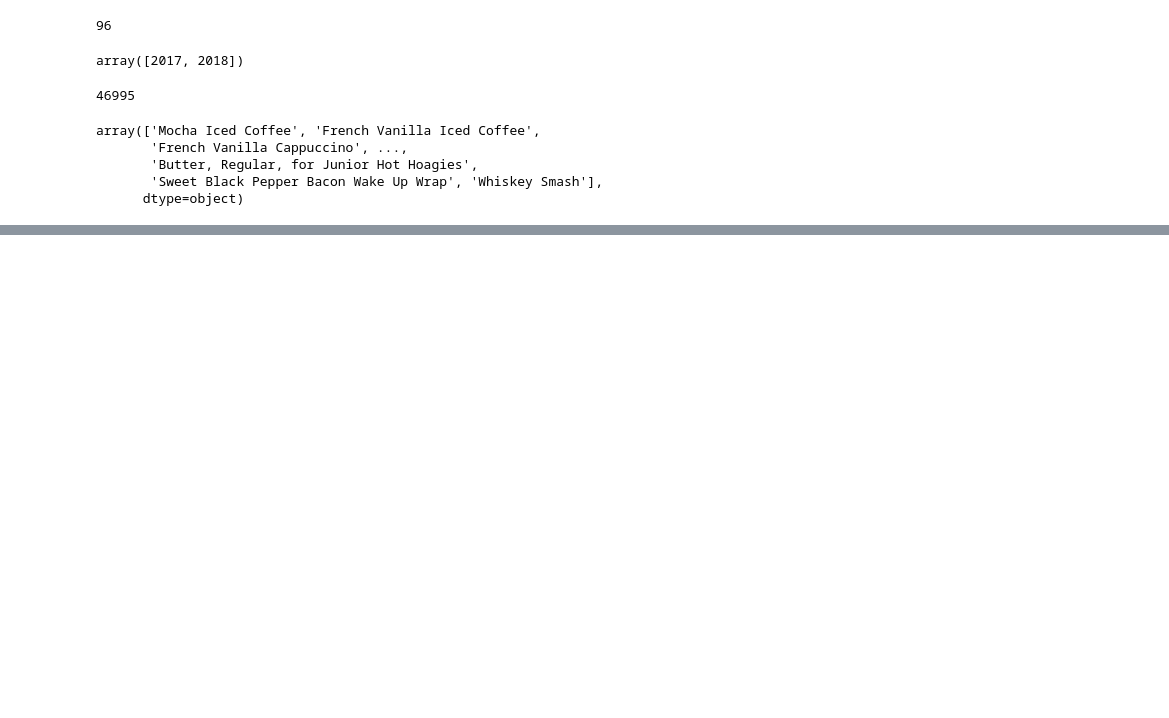
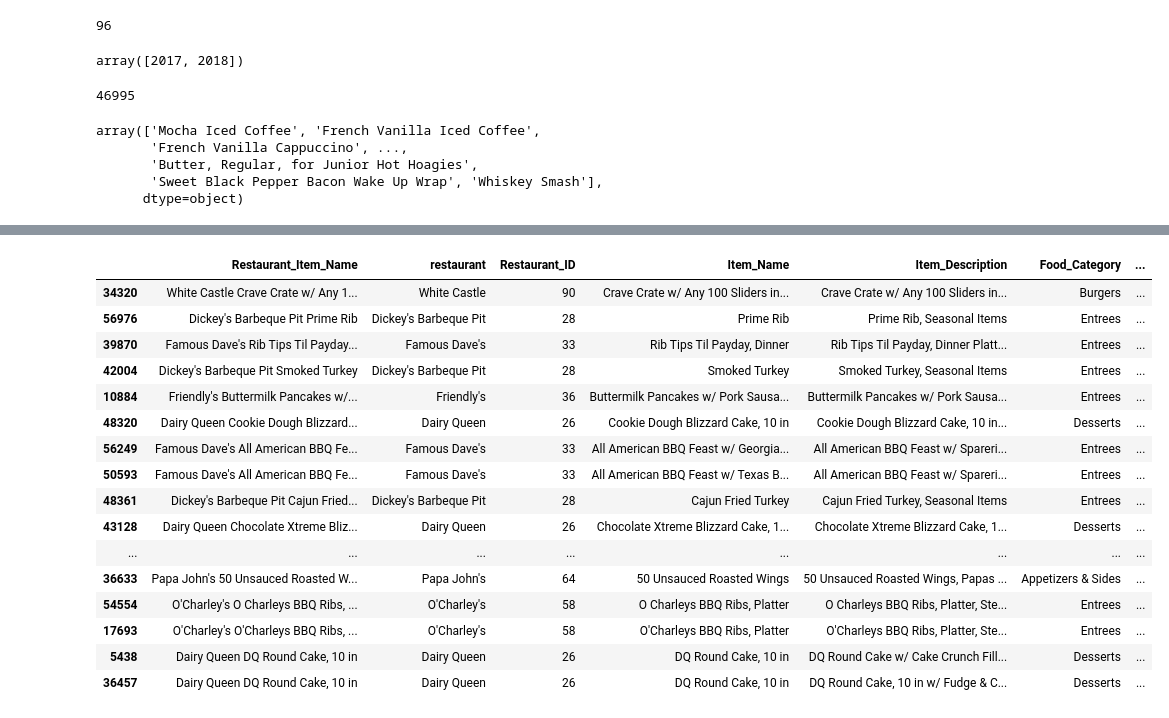
Before and after one commit to slp22/ds-ml-bootcamp, a Jupyter notebook: DOHMH_MenuStat_Historical.ipynb, the cells around one changed output, grey strips where cells are left out. Cells and saved outputs as stored; diff of their text form; code cells hidden in the pictures; blank space fills up the shorter version.

```diff
--- a/DOHMH_MenuStat_Historical.ipynb
+++ b/DOHMH_MenuStat_Historical.ipynb
@@ -97,0 +114,22 @@ sns.jointplot(data=df, x='Serving_Size', y='Calories', kind='scatter', xlim=(0,1
+# %%
+# what are the dishes large serving sizes?
+
+df.loc[:, 'Restaurant_Item_Name':'Calories'].sort_values(by='Calories', ascending=False).head(40)
+# %% [output]
+|  | Restaurant_Item_Name | restaurant | Restaurant_ID | Item_Name | Item_Description | Food_Category | ... |
+| 34320 | White Castle Crave Crate w/ Any 1... | White Castle | 90 | Crave Crate w/ Any 100 Sliders in... | Crave Crate w/ Any 100 Sliders in... | Burgers | ... |
+| 56976 | Dickey's Barbeque Pit Prime Rib | Dickey's Barbeque Pit | 28 | Prime Rib | Prime Rib, Seasonal Items | Entrees | ... |
+| 39870 | Famous Dave's Rib Tips Til Payday... | Famous Dave's | 33 | Rib Tips Til Payday, Dinner | Rib Tips Til Payday, Dinner Platt... | Entrees | ... |
+| 42004 | Dickey's Barbeque Pit Smoked Turkey | Dickey's Barbeque Pit | 28 | Smoked Turkey | Smoked Turkey, Seasonal Items | Entrees | ... |
+| 10884 | Friendly's Buttermilk Pancakes w/... | Friendly's | 36 | Buttermilk Pancakes w/ Pork Sausa... | Buttermilk Pancakes w/ Pork Sausa... | Entrees | ... |
+| 48320 | Dairy Queen Cookie Dough Blizzard... | Dairy Queen | 26 | Cookie Dough Blizzard Cake, 10 in | Cookie Dough Blizzard Cake, 10 in... | Desserts | ... |
+| 56249 | Famous Dave's All American BBQ Fe... | Famous Dave's | 33 | All American BBQ Feast w/ Georgia... | All American BBQ Feast w/ Spareri... | Entrees | ... |
+| 50593 | Famous Dave's All American BBQ Fe... | Famous Dave's | 33 | All American BBQ Feast w/ Texas B... | All American BBQ Feast w/ Spareri... | Entrees | ... |
+| 48361 | Dickey's Barbeque Pit Cajun Fried... | Dickey's Barbeque Pit | 28 | Cajun Fried Turkey | Cajun Fried Turkey, Seasonal Items | Entrees | ... |
+| 43128 | Dairy Queen Chocolate Xtreme Bliz... | Dairy Queen | 26 | Chocolate Xtreme Blizzard Cake, 1... | Chocolate Xtreme Blizzard Cake, 1... | Desserts | ... |
+| ... | ... | ... | ... | ... | ... | ... | ... |
+| 36633 | Papa John's 50 Unsauced Roasted W... | Papa John's | 64 | 50 Unsauced Roasted Wings | 50 Unsauced Roasted Wings, Papas ... | Appetizers & Sides | ... |
+| 54554 | O'Charley's O Charleys BBQ Ribs, ... | O'Charley's | 58 | O Charleys BBQ Ribs, Platter | O Charleys BBQ Ribs, Platter, Ste... | Entrees | ... |
+| 17693 | O'Charley's O'Charleys BBQ Ribs, ... | O'Charley's | 58 | O'Charleys BBQ Ribs, Platter | O'Charleys BBQ Ribs, Platter, Ste... | Entrees | ... |
+| 5438 | Dairy Queen DQ Round Cake, 10 in | Dairy Queen | 26 | DQ Round Cake, 10 in | DQ Round Cake w/ Cake Crunch Fill... | Desserts | ... |
+| 36457 | Dairy Queen DQ Round Cake, 10 in | Dairy Queen | 26 | DQ Round Cake, 10 in | DQ Round Cake, 10 in w/ Fudge & C... | Desserts | ... |
```
Also changed, not shown: parts of 14 cells of this notebook, 1 other file.
